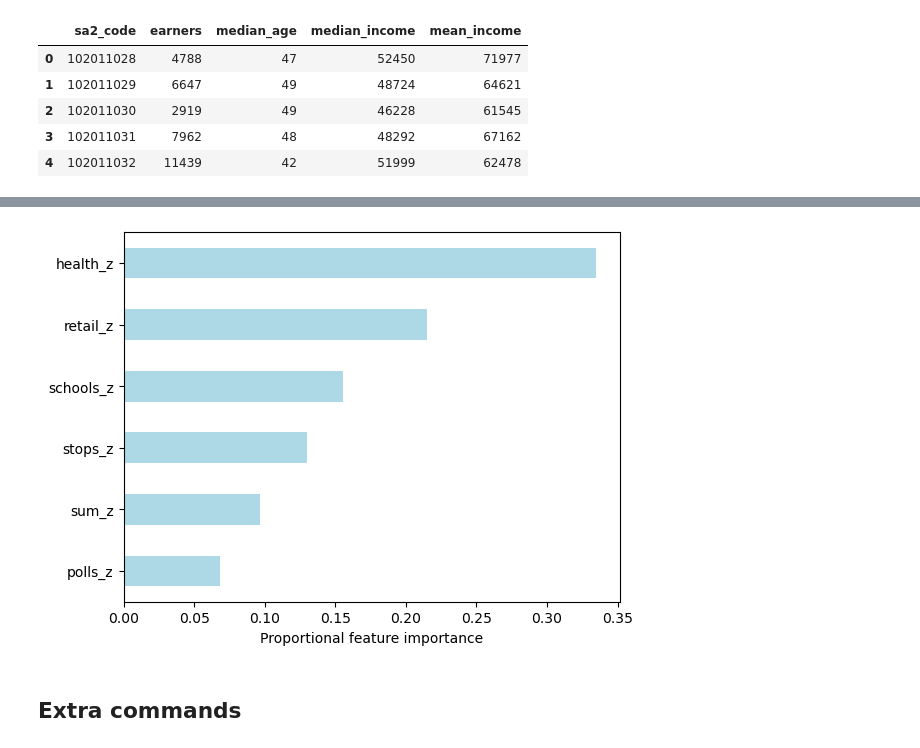
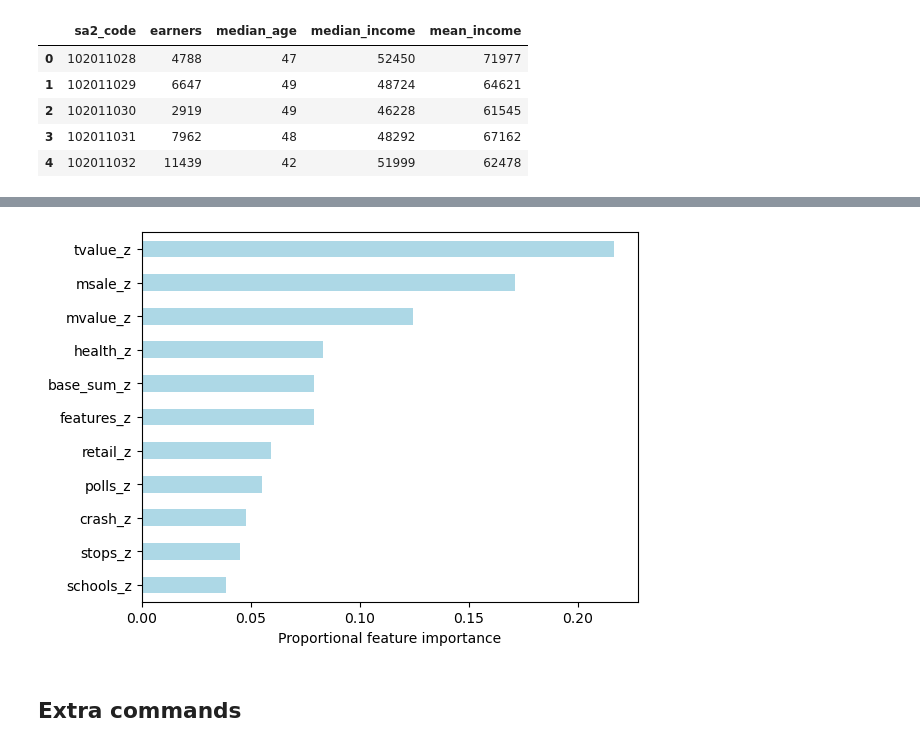
Before and after one commit to FixItChris/DATA2901, a Jupyter notebook: Report.ipynb, the cells around one changed output, grey strips where cells are left out. Drawn from its saved outputs; the diff is of its cells as text; code cells hidden in the pictures.

```diff
--- a/Report.ipynb
+++ b/Report.ipynb
@@ -2021,2 +2002,2 @@ query(conn, sql)
 # %%
-db, conn = pgreconnect(credentials, db, conn, 'sa2', True)
+#db, conn = pgreconnect(credentials, db, conn, 'sa2', True)
@@ -2072,7 +2058,7 @@ from sklearn.model_selection import train_test_split, GridSearchCV
 from sklearn.metrics import mean_squared_error, r2_score
 # %%
 # Importing the joined dataset to pandas
-aggs = query(conn, "SELECT * FROM scores", df=True)
-
+aggs = query(conn, "SELECT * FROM extended_scores", df=True)
+aggs.drop("base_score", axis=1, inplace=True)
 aggs.head()
 # %% [output]
@@ -2098,13 +2084,12 @@ income.head()
 # Removing SA2 regions with no income data
 aggs = aggs.loc[aggs["sa2_code"].isin(income["sa2_code"])]
 # %%
-X = aggs.drop(["sa2_code", "score"], axis=1).fillna(0)
+X = aggs.drop(["sa2_code"], axis=1).fillna(0)
 y = income["median_income"].dropna()
 # %%
 # Splitting the data into training and setting sets
 X_train, X_test, y_train, y_test = train_test_split(X, y, test_size=0.1, random_state=21)
 # %%
-%%timeit
 # Defining all potential combinations of hyper-parameters to test
 # WILL TAKE A LONG TIME TO COMPUTE, set n_jobs=None if computer bricks
 param_grid = {
@@ -2117,7 +2102,7 @@ param_grid = {
 
 # Using GridSearchCV to determine the optimal parameters
 rf_test = RandomForestRegressor(random_state=42, n_jobs=-1)
-gs = GridSearchCV(estimator=rf_test, param_grid=param_grid, cv=5, n_jobs=-1, verbose=1)
+gs = GridSearchCV(estimator=rf_test, param_grid=param_grid, cv=5, n_jobs=-1, verbose=10)
 gs.fit(X_train, y_train)
 
 gs.best_params_
@@ -2151,11 +2152,11 @@ R^2 Score: 0.08538
 # %%
 # Graphing feature importances
-importances = pd.Series(rf.feature_importances_, index=X.columns).sort_values()
+importances_rf = pd.Series(rf.feature_importances_, index=X.columns).sort_values()
 ax = importances_rf.plot(kind="barh", color="lightblue")
 ax.set_xlabel("Proportional feature importance")
 plt.show()
 # %% [output]
-[figure, old version]
+[figure, new version]
 # %% [markdown]
 ## Extra commands
 # %%
```
Also changed, not shown: parts of 48 cells of this notebook.
